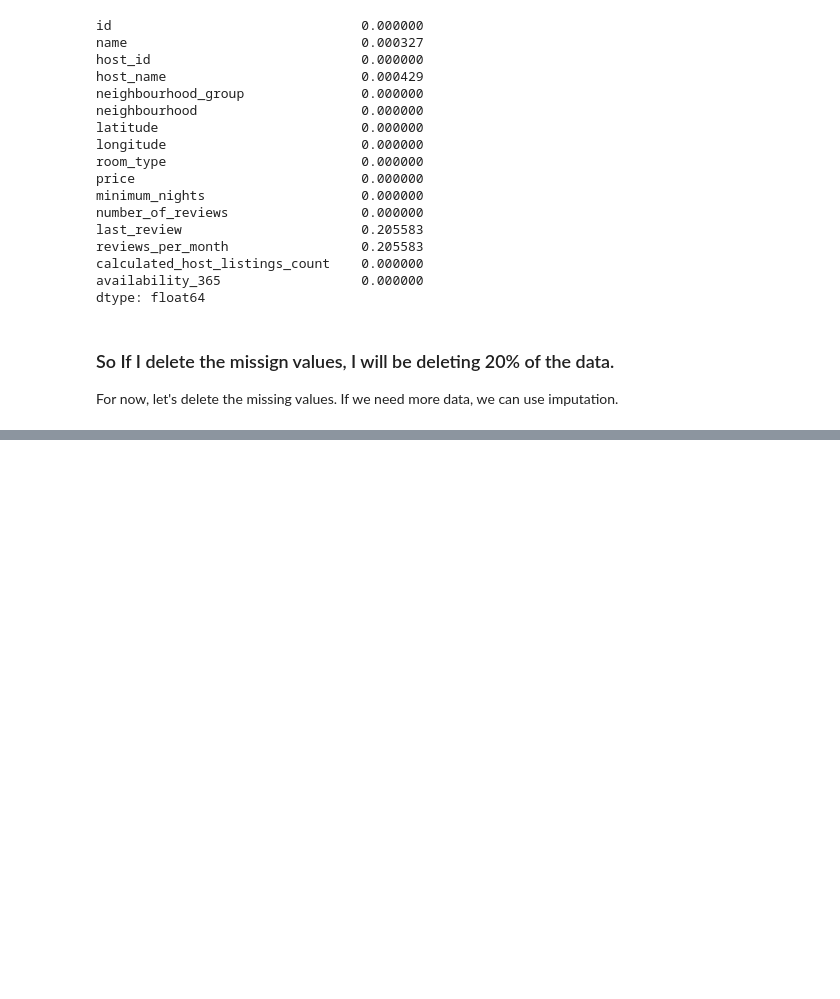
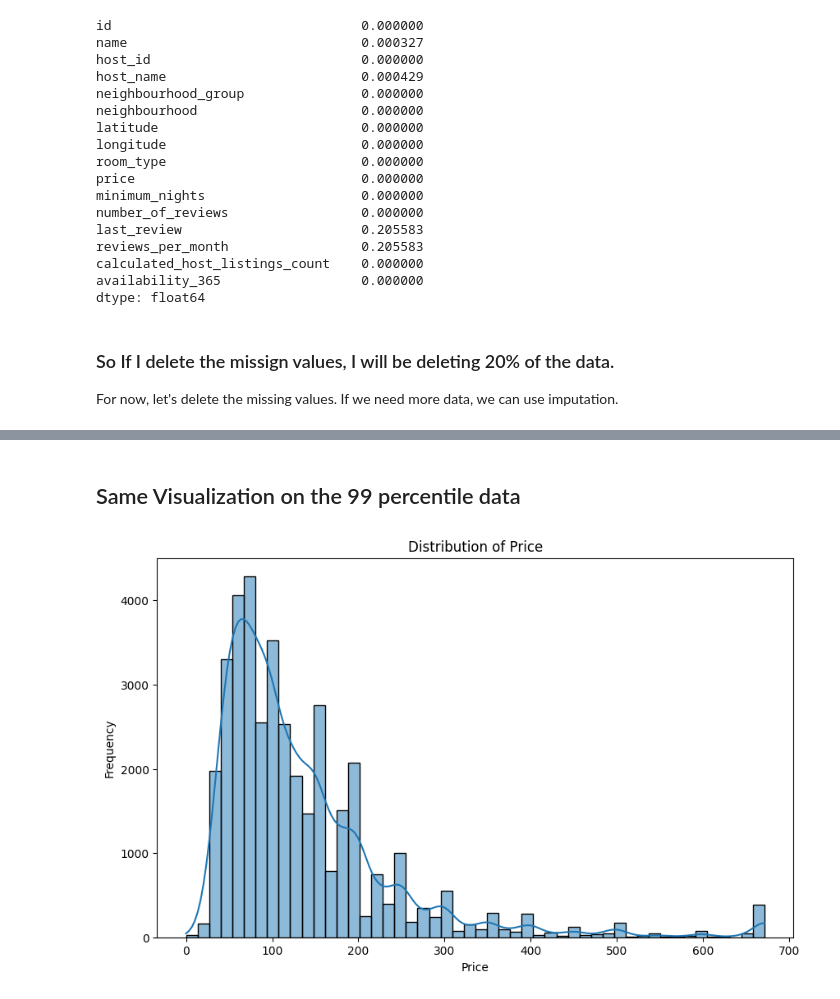
Before and after one commit to Dhruvrana8/airbnb-price-prediction-mlflow, a Jupyter notebook: notebook/index.ipynb, the cells around one changed output, grey strips where cells are left out. Drawn from its saved outputs; the diff is of its cells as text; code cells hidden in the pictures; blank space fills up the shorter version.

```diff
--- a/notebook/index.ipynb
+++ b/notebook/index.ipynb
@@ -182,0 +204,7 @@ df.head()
+# %%
+price_99th_percentile = df_clean['price'].quantile(0.99)
+df_clean['price'] = np.where(df_clean['price'] > price_99th_percentile, price_99th_percentile, df_clean['price'])
+
+print(f"99th percentile of price: {price_99th_percentile}")
+print("\nDescriptive statistics of price after capping outliers:")
+display(df_clean['price'].describe())
@@ -182,0 +229,11 @@ df.head()
+# %% [markdown]
+## Same Visualization on the 99 percentile data
+# %%
+plt.figure(figsize=(10, 6))
+sns.histplot(df_clean['price'], bins=50, kde=True)
+plt.title('Distribution of Price')
+plt.xlabel('Price')
+plt.ylabel('Frequency')
+plt.show()
+# %% [output]
+[figure, added]
```
Also changed, not shown: parts of 6 cells of this notebook.
